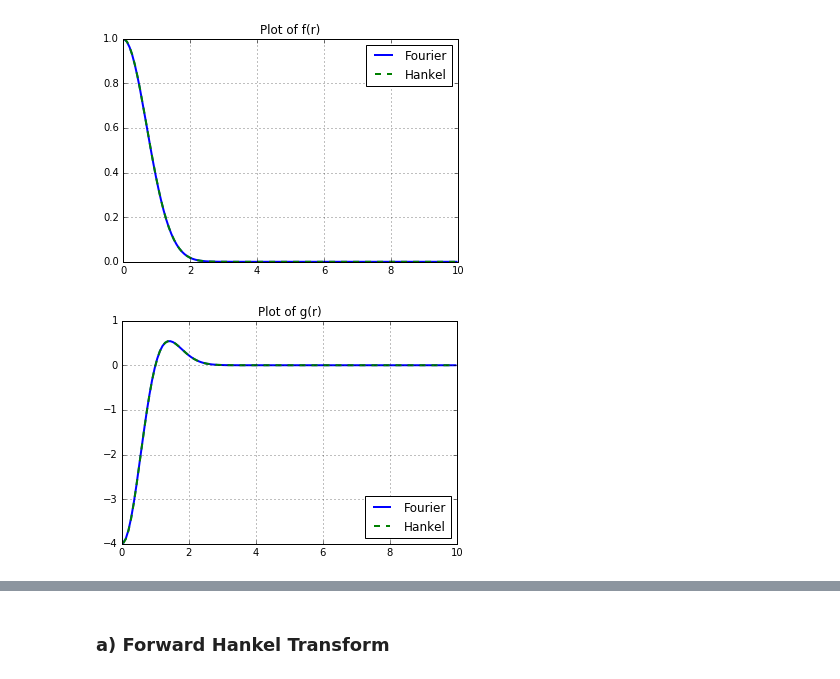
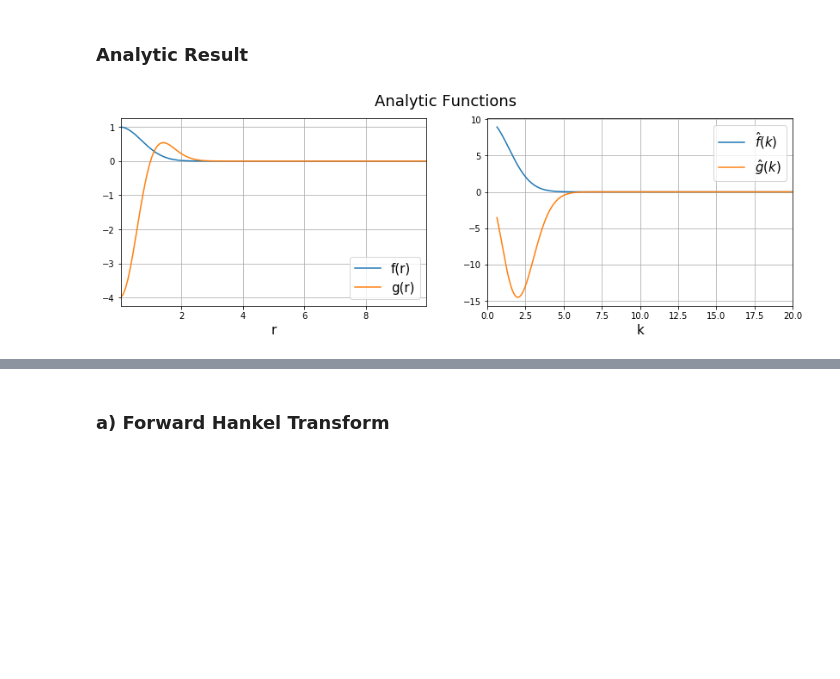
Before and after one commit to steven-murray/hankel, a Jupyter notebook: docs/demos/forward_inverse_transform_hankel_vs_fft.ipynb, the cells around one changed output, grey strips where cells are left out. Drawn from its saved outputs; the diff is of its cells as text; code cells hidden in the pictures; blank space fills up the shorter version.

```diff
--- a/docs/demos/forward_inverse_transform_hankel_vs_fft.ipynb
+++ b/docs/demos/forward_inverse_transform_hankel_vs_fft.ipynb
@@ -82,14 +92,19 @@ L     = 10.0    # Size of box for transform
 N     = 128     # Grid size
 b0    = 1.0
 # %%
-# 1D Grid for Hankel (throughout,_h will refer to hankel (1d) quantities/grids)
+dr = L/N
 
-dr = L/N
-r_h = np.linspace(dr/2,L-dr/2,N)
+# Create persistent dictionaries to track Hankel and Fourier results throughout.
+H = {} # Hankel dict
+F = {} # Fourier dict
+
+r = np.linspace(dr/2, L-dr/2, N)
+
+# 1D Grid for Hankel
+H['r'] = r
+H['k'] = np.logspace(-0.2, 2, N)      # k-space is rather arbitrary.
 
 # 2D Grid for Fourier (throughout, _f will refer to fourier (2d) quantities/grids)
-
-x_f = np.linspace(-L+dr/2,L-dr/2,2*N)
-xx,yy = np.meshgrid(x_f,x_f)
-r_f = np.sqrt(xx**2 + yy**2)
-theta = np.arctan2(yy, xx)
+F['x'] = np.linspace(-L+dr/2,L-dr/2,2*N)
+F['r'] = np.sqrt(np.add.outer(x_f**2, x_f**2))
+F['k'] = 2*np.pi*fftfreq(2*N,d=L/N)
@@ -113,25 +111,25 @@ fh, gh = f(rh), g(rh)
-# %%
-# Plot f(r)
-
-p
-#plt.plot(rf[N:],ff[N,N:],ls='-',linewidth=2,label='Fourier')
-plt.plot(rh,fh,ls='--',         linewidth=2,label='Hankel')
-plt.title('Plot of f(r)')
-plt.legend(loc='best')
-plt.grid('on')
-plt.show()
-
-# Plot g(r)
-
-#plt.plot(rf[N:],gf[N,N:],ls='-',linewidth=2,label='Fourier')
-plt.plot(rh,gh,ls='--',         linewidth=2,label='Hankel')
-plt.title('Plot of g(r)')
-plt.legend(loc='best')
-plt.grid('on')
-plt.show()
-# %% [output]
-[figure, removed]
-[figure, removed]
+# %% [markdown]
+### Analytic Result
+# %%
+fig, ax = plt.subplots(1,2, gridspec_kw={"hspace":0.05}, figsize=(14, 4))
+
+ax[0].plot(r, f(r), label="f(r)")
+ax[0].plot(r, g(r), label='g(r)')
+ax[0].set_xlim(r_h.min(), r_h.max())
+plt.suptitle('Analytic Functions', fontsize=18)
+ax[0].legend(loc='best', fontsize=15);
+ax[0].set_xlabel("r", fontsize=15)
+
+ax[1].plot(H['k'], fhat(H['k']), label="$\hat{f}(k)$")
+ax[1].plot(H['k'], ghat(H['k']), label="$\hat{g}(k)$")
+ax[1].legend(loc='best', fontsize=15)
+ax[1].set_xlabel('k', fontsize=15)
+ax[1].set_xlim(0, 20)
+
+ax[0].grid(True)
+ax[1].grid(True)
+# %% [output]
+[figure, added]
 # %%
 # Spectral Fourier operators
 
```
Also changed, not shown: parts of 16 cells of this notebook, 1 other file.
